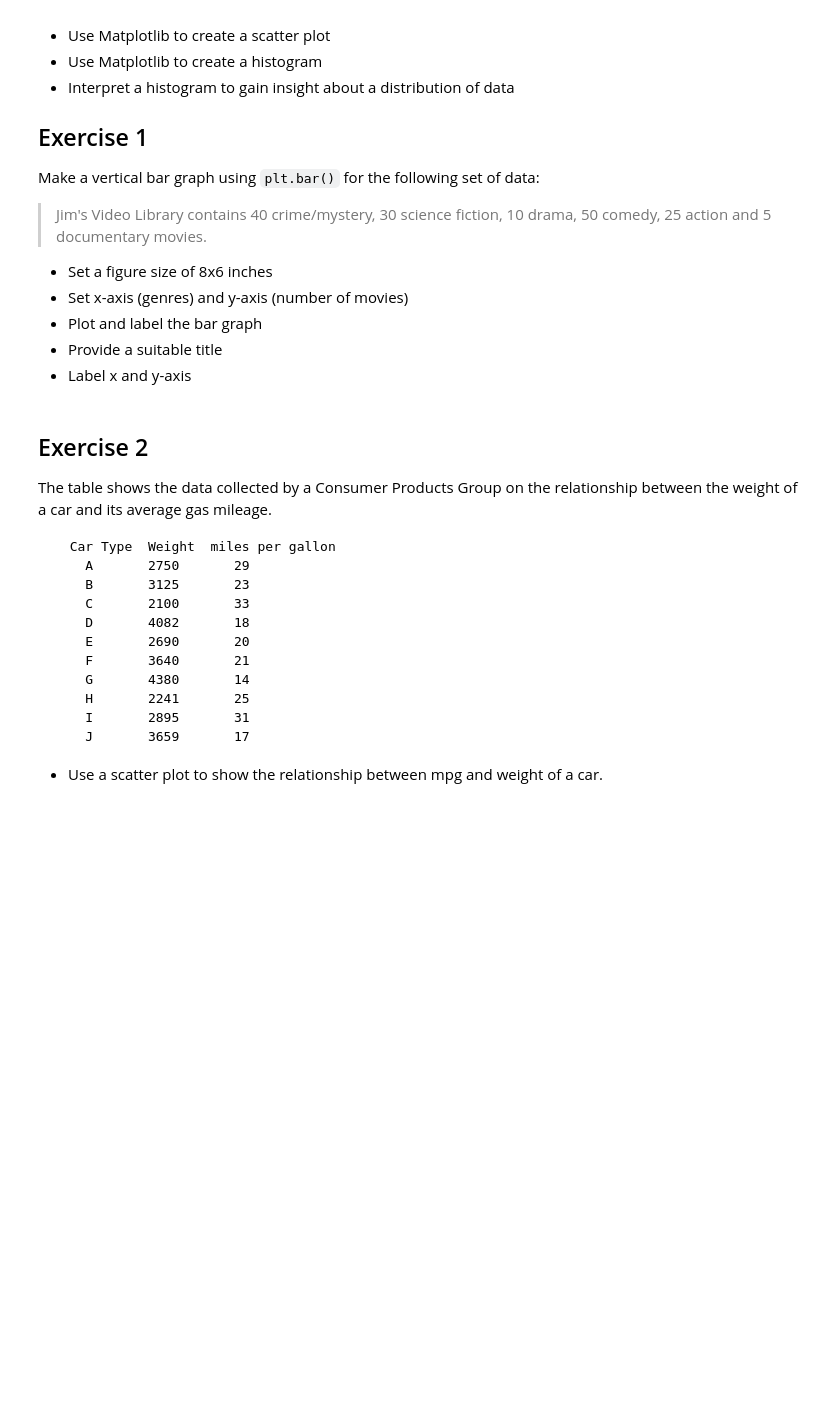
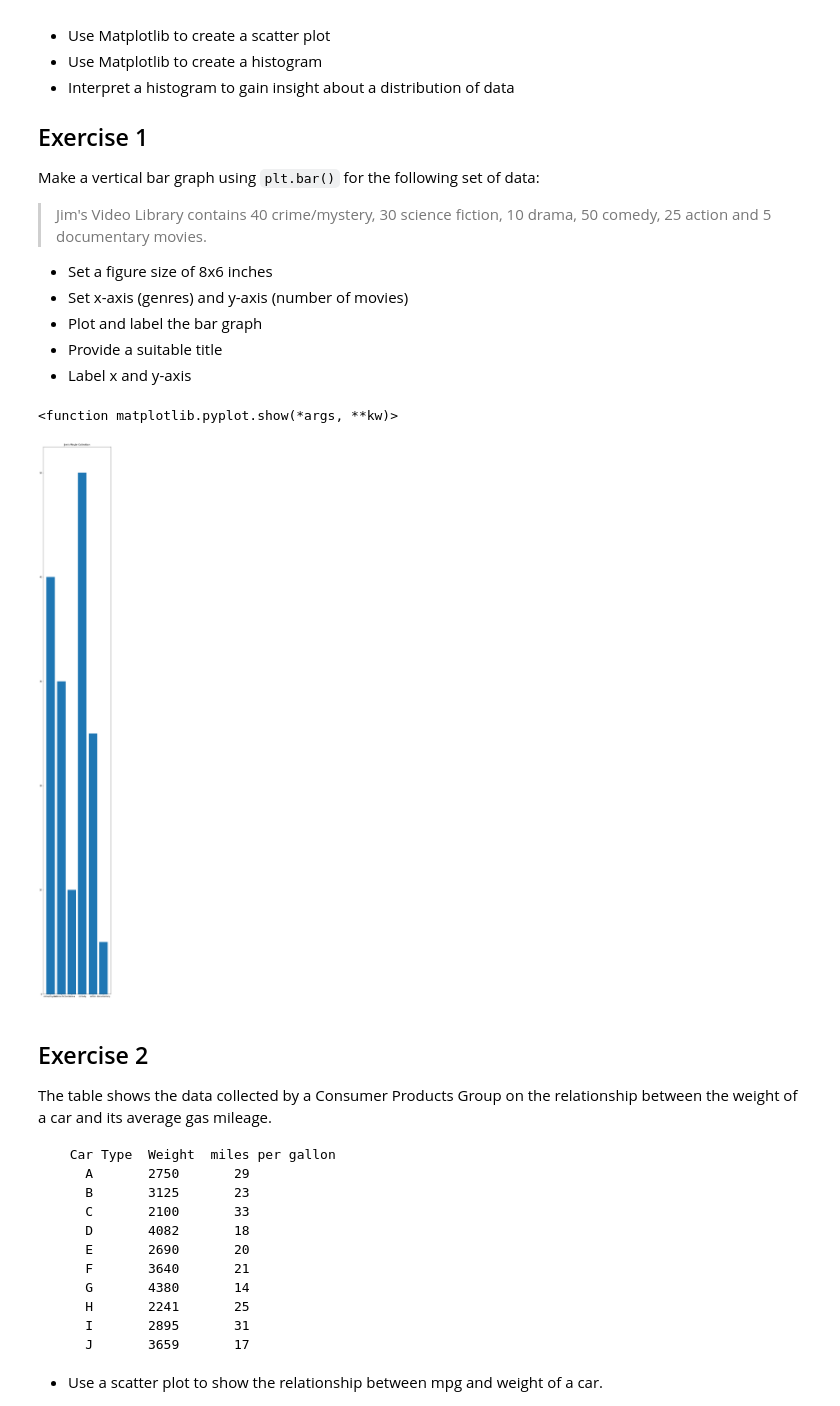
Before and after one commit to bellisor/dsc-data-viz-lab-nyc-ds-021720, a Jupyter notebook: index.ipynb, the cells around one changed output. Saved outputs shown, nothing was run; the diff lists cells and outputs as text; code cells hidden in the pictures; blank space fills up the shorter version.

```diff
--- a/index.ipynb
+++ b/index.ipynb
@@ -24,20 +24,24 @@ Make a vertical bar graph using `plt.bar()` for the following set of data:
 # %%
 # import the required libraries
 import numpy as np
 import matplotlib.pyplot as plt
 
 y = [40, 30, 10, 50, 25, 5]
 x = ['crime/mystert', 'science fiction', 'drama', 'comedy', 'action', 'documentary']
 labels = None
 
 
 # Create a new figure object
 plt.figure(figsize=(6, 50))
 # Plot vertical bars of fixed width by passing x and y values to .bar() function
 plt.bar(x, y, label="Movies")
 # Give a title to the bar graph
 plt.title("Jim's Movie Collection")
 # Output the final plot
+plt.show
+# %% [output]
+<function matplotlib.pyplot.show(*args, **kw)>
+[figure, added]
 # %% [markdown]
 ## Exercise 2
 
```
